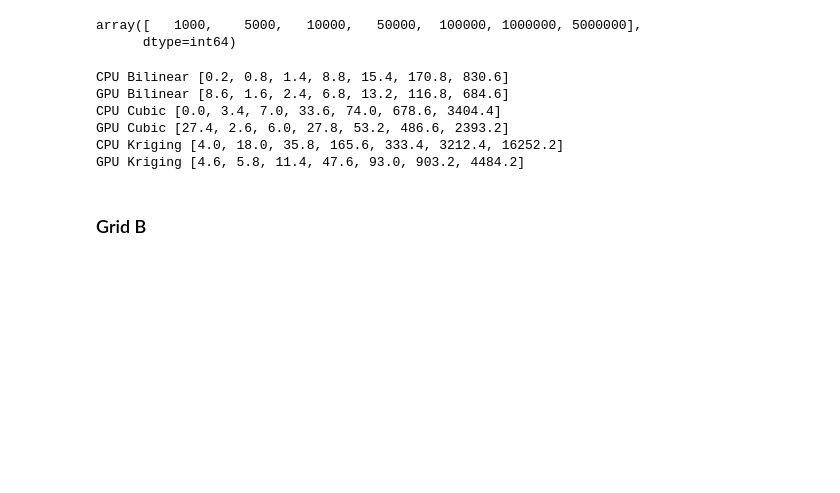
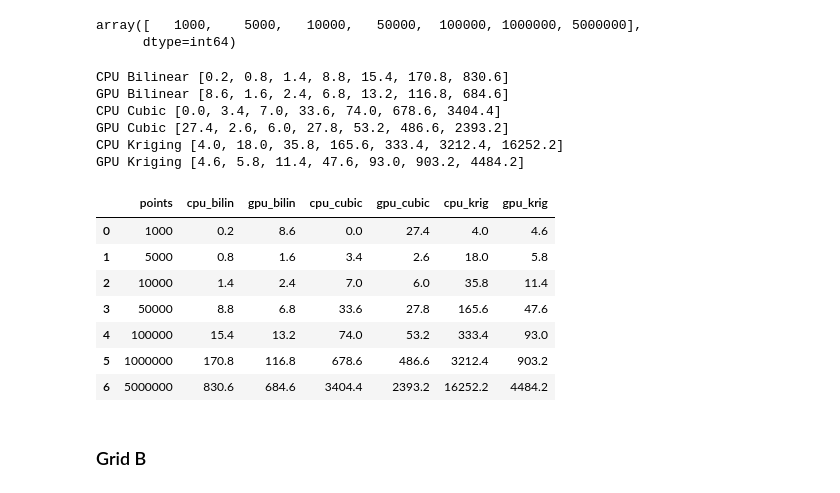
Before and after one commit to devsaxena974/AUV-Real-Time-Interpolation, a Jupyter notebook: code/performance_results.ipynb, the cells around one changed output. Cells and saved outputs as stored; diff of their text form; code cells hidden in the pictures; blank space fills up the shorter version.

```diff
--- a/code/performance_results.ipynb
+++ b/code/performance_results.ipynb
@@ -90,6 +90,37 @@ CPU Cubic [0.0, 3.4, 7.0, 33.6, 74.0, 678.6, 3404.4]
 GPU Cubic [27.4, 2.6, 6.0, 27.8, 53.2, 486.6, 2393.2]
 CPU Kriging [4.0, 18.0, 35.8, 165.6, 333.4, 3212.4, 16252.2]
 GPU Kriging [4.6, 5.8, 11.4, 47.6, 93.0, 903.2, 4484.2]
+# %%
+# Convert to csv data
+#   Headers: points, cpu_bilin, gpu_bilin, cpu_cubic, gpu_cubic, cpu_krig, gpu_krig
+points = [1000, 5000, 10000, 50000, 100000, 1000000, 5000000]
+
+
+# Timing results for each method
+csv_data = {
+    "points":     points,
+    "cpu_bilin":  performance_a['CPU Bilinear'],
+    "gpu_bilin":  performance_a['GPU Bilinear'],
+    "cpu_cubic":  performance_a['CPU Cubic'],
+    "gpu_cubic":  performance_a['GPU Cubic'],
+    "cpu_krig":   performance_a['CPU Kriging'],
+    "gpu_krig":   performance_a['GPU Kriging'],
+}
+
+new_df = pd.DataFrame(csv_data)
+
+new_df.to_csv(r'..\results\grid_A_runtimes_averaged.csv', index=False)
+
+new_df
+# %% [output]
+|  | points | cpu_bilin | gpu_bilin | cpu_cubic | gpu_cubic | cpu_krig | gpu_krig |
+| 0 | 1000 | 0.2 | 8.6 | 0.0 | 27.4 | 4.0 | 4.6 |
+| 1 | 5000 | 0.8 | 1.6 | 3.4 | 2.6 | 18.0 | 5.8 |
+| 2 | 10000 | 1.4 | 2.4 | 7.0 | 6.0 | 35.8 | 11.4 |
+| 3 | 50000 | 8.8 | 6.8 | 33.6 | 27.8 | 165.6 | 47.6 |
+| 4 | 100000 | 15.4 | 13.2 | 74.0 | 53.2 | 333.4 | 93.0 |
+| 5 | 1000000 | 170.8 | 116.8 | 678.6 | 486.6 | 3212.4 | 903.2 |
+| 6 | 5000000 | 830.6 | 684.6 | 3404.4 | 2393.2 | 16252.2 | 4484.2 |
 # %% [markdown]
 ### Grid B
 # %% [markdown]
```
Also changed, not shown: 6 other files.
